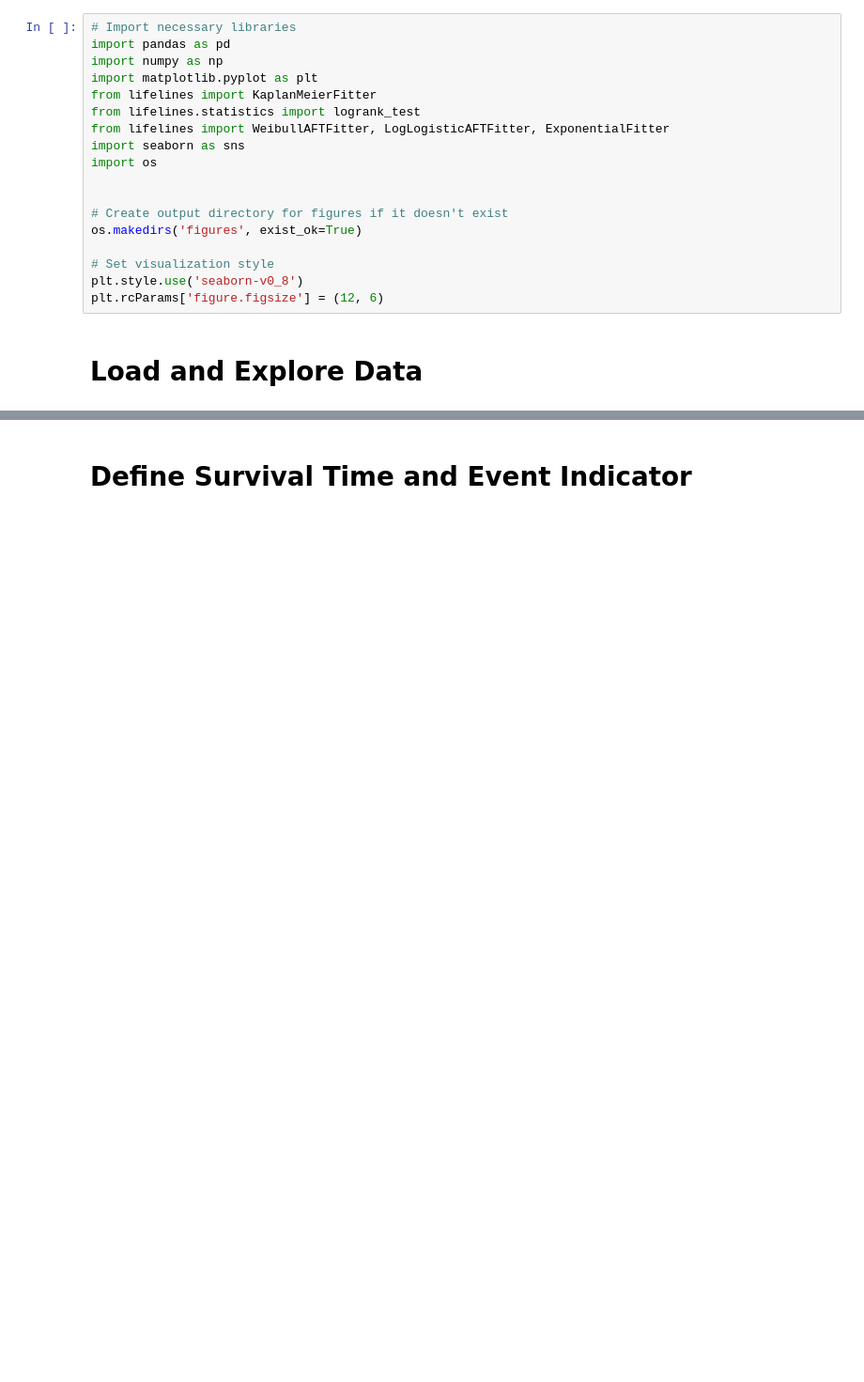
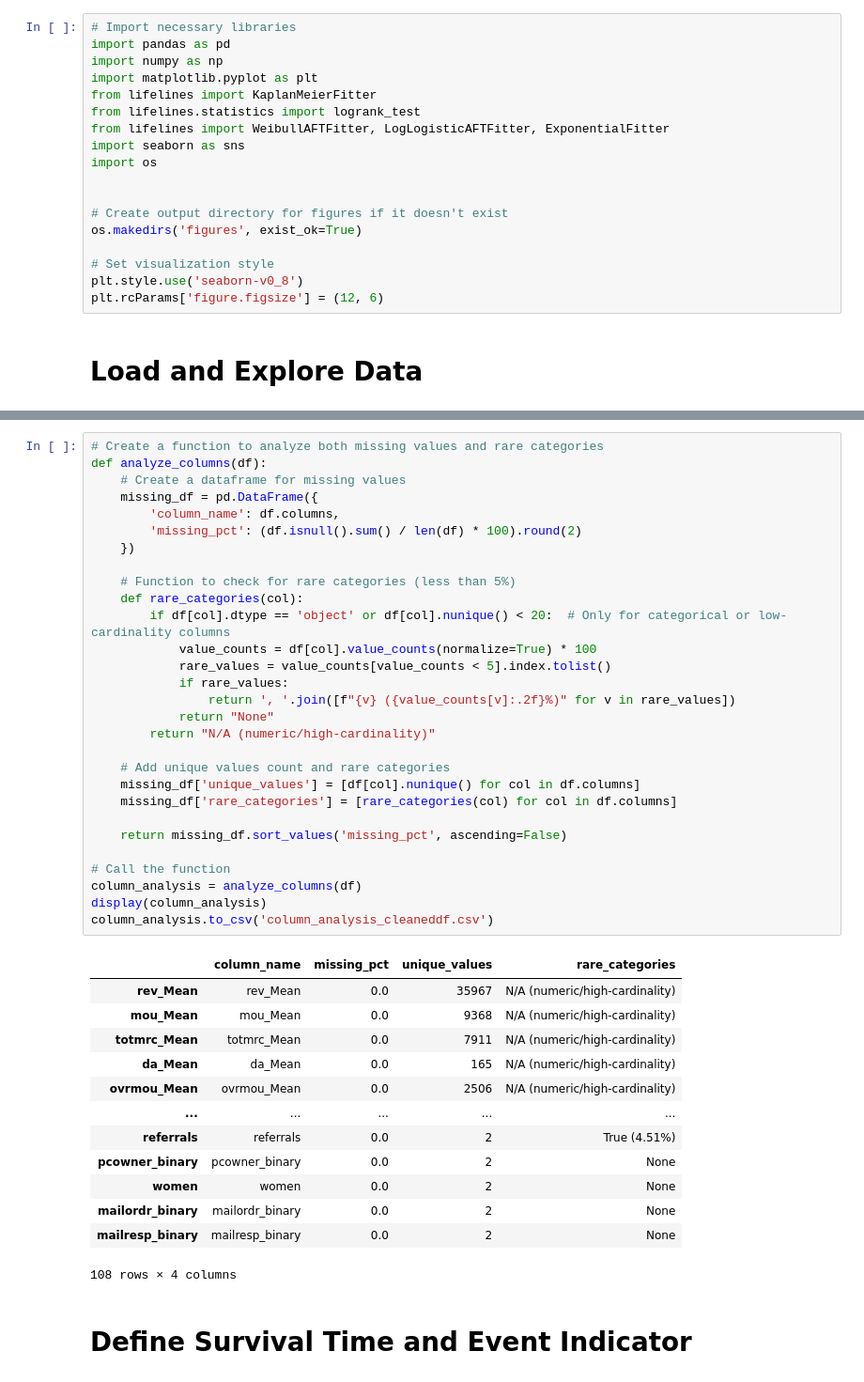
Before and after one commit to FelixVeaux/Telecom_Churn, a Jupyter notebook: 03_KMF/01_KMF.ipynb, the cells around one changed output, grey strips where cells are left out. Shown at 94% size. Saved outputs shown, nothing was run; the diff lists cells and outputs as text; blank space fills up the shorter version.

```diff
--- a/03_KMF/01_KMF.ipynb
+++ b/03_KMF/01_KMF.ipynb
@@ -59,3 +59,46 @@ Basic statistics of key variables:
+# %%
+# Create a function to analyze both missing values and rare categories
+def analyze_columns(df):
+    # Create a dataframe for missing values
+    missing_df = pd.DataFrame({
+        'column_name': df.columns,
+        'missing_pct': (df.isnull().sum() / len(df) * 100).round(2)
+    })
+
+    # Function to check for rare categories (less than 5%)
+    def rare_categories(col):
+        if df[col].dtype == 'object' or df[col].nunique() < 20:  # Only for categorical or low-cardinality columns
+            value_counts = df[col].value_counts(normalize=True) * 100
+            rare_values = value_counts[value_counts < 5].index.tolist()
+            if rare_values:
+                return ', '.join([f"{v} ({value_counts[v]:.2f}%)" for v in rare_values])
+            return "None"
+        return "N/A (numeric/high-cardinality)"
+
+    # Add unique values count and rare categories
+    missing_df['unique_values'] = [df[col].nunique() for col in df.columns]
+    missing_df['rare_categories'] = [rare_categories(col) for col in df.columns]
+
+    return missing_df.sort_values('missing_pct', ascending=False)
+
+# Call the function
+column_analysis = analyze_columns(df)
+display(column_analysis)
+column_analysis.to_csv('column_analysis_cleaneddf.csv')
+# %% [output]
+|  | column_name | missing_pct | unique_values | rare_categories |
+| rev_Mean | rev_Mean | 0.0 | 35967 | N/A (numeric/high-cardinality) |
+| mou_Mean | mou_Mean | 0.0 | 9368 | N/A (numeric/high-cardinality) |
+| totmrc_Mean | totmrc_Mean | 0.0 | 7911 | N/A (numeric/high-cardinality) |
+| da_Mean | da_Mean | 0.0 | 165 | N/A (numeric/high-cardinality) |
+| ovrmou_Mean | ovrmou_Mean | 0.0 | 2506 | N/A (numeric/high-cardinality) |
+| ... | ... | ... | ... | ... |
+| referrals | referrals | 0.0 | 2 | True (4.51%) |
+| pcowner_binary | pcowner_binary | 0.0 | 2 | None |
+| women | women | 0.0 | 2 | None |
+| mailordr_binary | mailordr_binary | 0.0 | 2 | None |
+| mailresp_binary | mailresp_binary | 0.0 | 2 | None |
+108 rows × 4 columns
 # %% [markdown]
 # Define Survival Time and Event Indicator
 # %%
```
Also changed, not shown: parts of 10 cells of this notebook, 4 other files.
